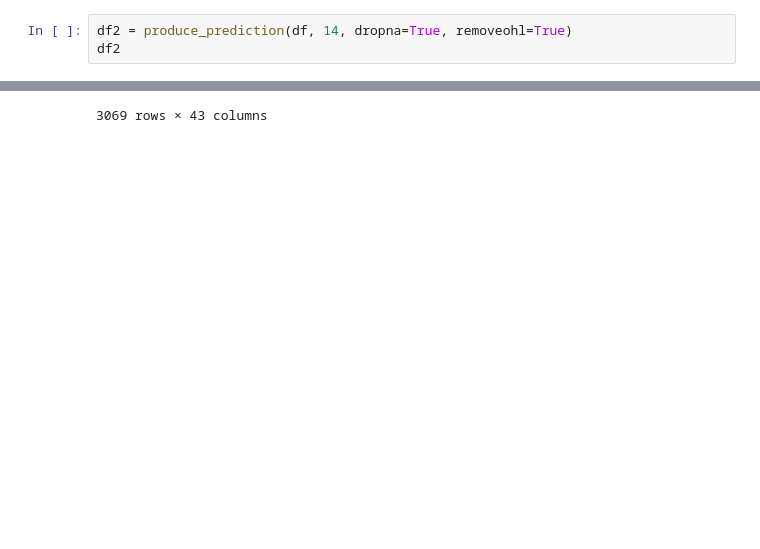
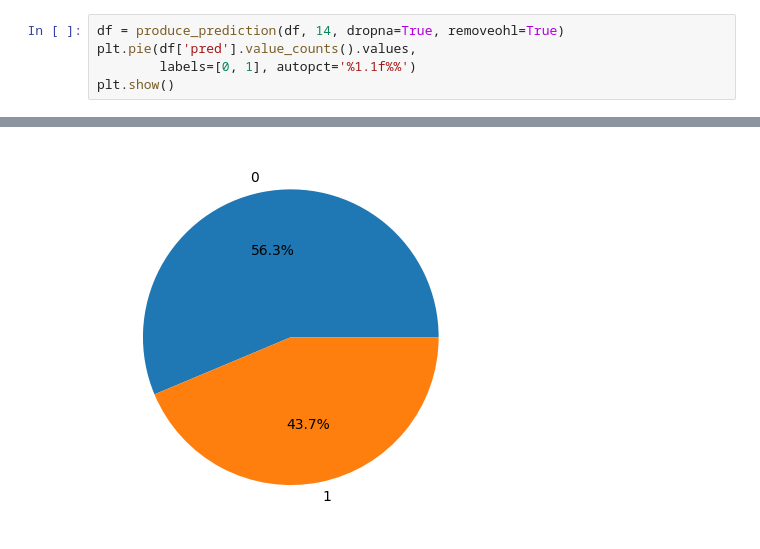
Before and after one commit to hristo-darlyanov/CryptoTradingMLPredictor, a Jupyter notebook: prediction.ipynb, the cells around one changed output, grey strips where cells are left out. Cells and saved outputs as stored; diff of their text form; blank space fills up the shorter version.

```diff
--- a/prediction.ipynb
+++ b/prediction.ipynb
@@ -71,4 +48,6 @@ df
 # %%
-df2 = produce_prediction(df, 14, dropna=True, removeohl=True)
-df2
+df = produce_prediction(df, 14, dropna=True, removeohl=True)
+plt.pie(df['pred'].value_counts().values,
+        labels=[0, 1], autopct='%1.1f%%')
+plt.show()
 # %% [output]
@@ -87 +54 @@ df2
-3069 rows × 43 columns
+[figure, added]
```
Also changed, not shown: parts of 11 cells of this notebook, 3 other files.
